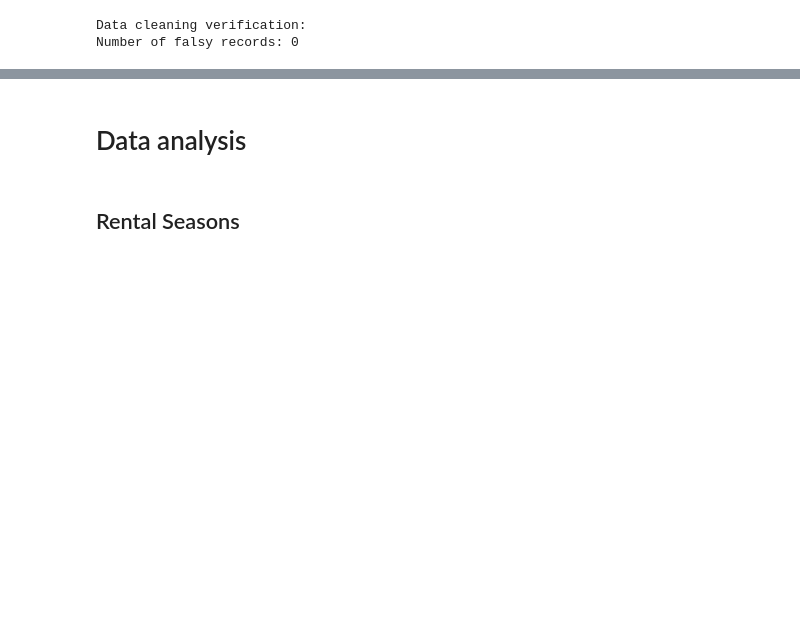
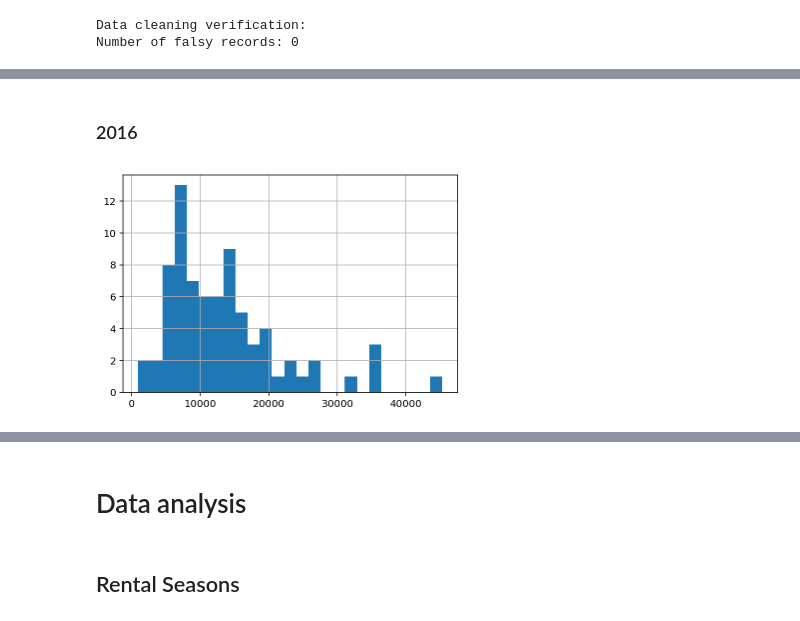
Before and after one commit to mariuszrokita/bike-sharing-demand, a Jupyter notebook: notebooks/wroclawski-rower-miejski/initial-data-exploration.ipynb, the cells around one changed output, grey strips where cells are left out. Cells and saved outputs as stored; diff of their text form; code cells hidden in the pictures; blank space fills up the shorter version.

```diff
--- a/notebooks/wroclawski-rower-miejski/initial-data-exploration.ipynb
+++ b/notebooks/wroclawski-rower-miejski/initial-data-exploration.ipynb
@@ -145,0 +214,6 @@ Number of falsy records: 0
+# %% [markdown]
+### 2016
+# %%
+rentals2016_df.groupby(['Stacja wynajmu']).size().hist(bins=25);
+# %% [output]
+[figure, added]
```
Also changed, not shown: parts of 21 cells of this notebook.
